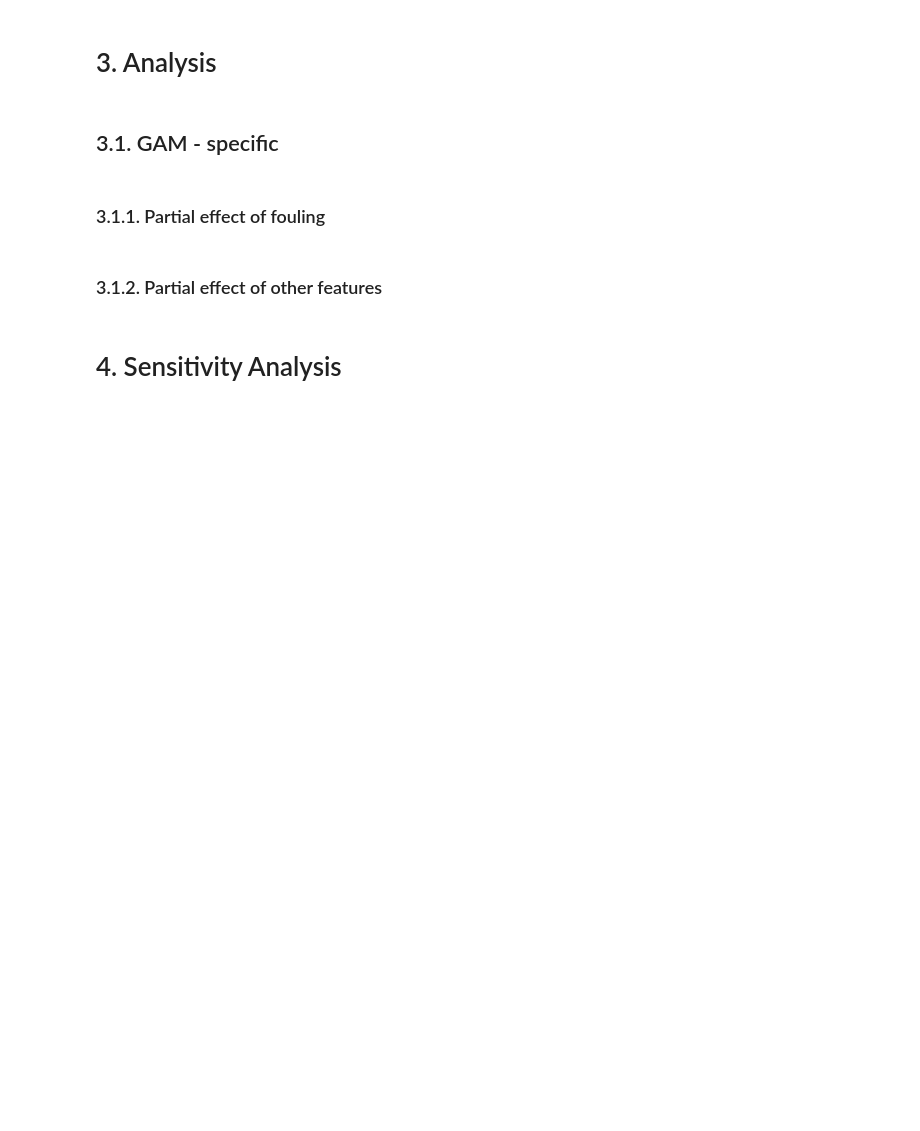
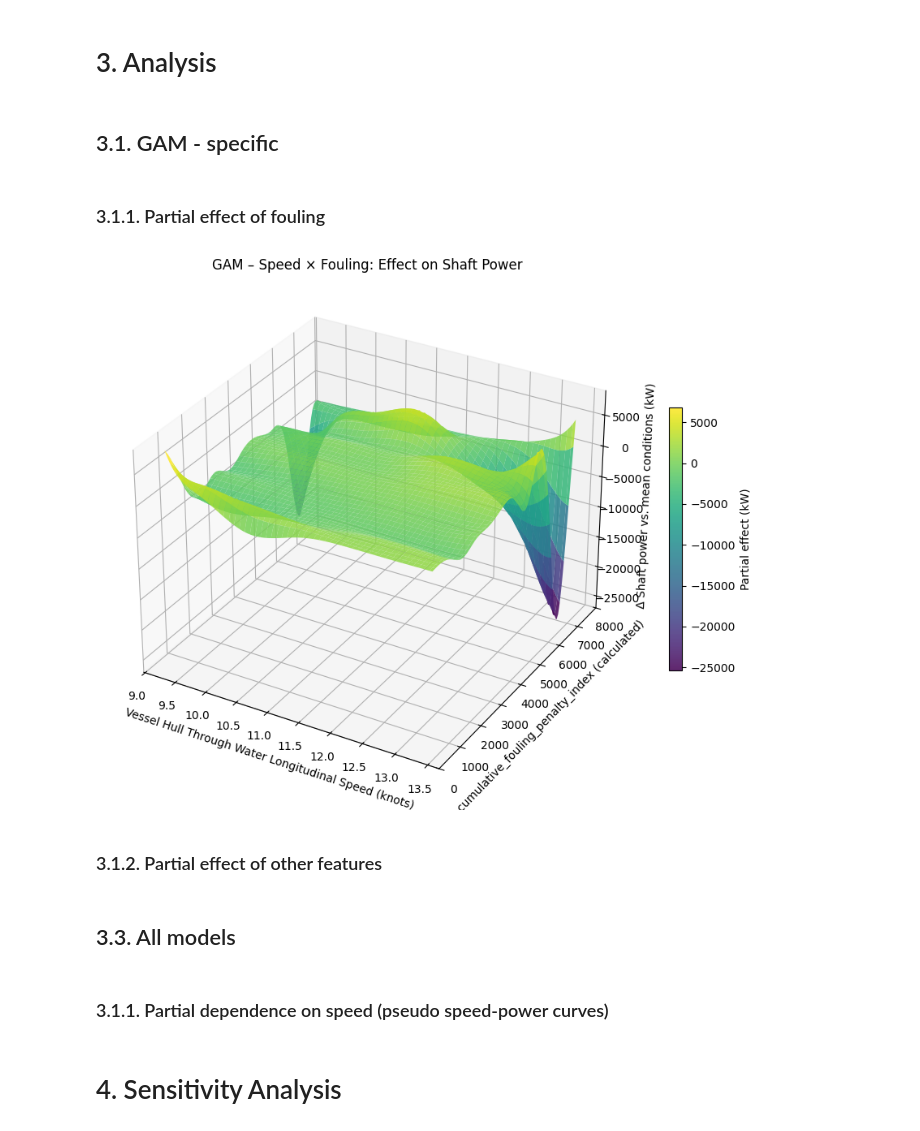
Before and after one commit to AugustBjerg/Master-s-thesis, a Jupyter notebook: code/modelling/notebooks/evaluation.ipynb, the cells around one changed output. Cells and saved outputs as stored; diff of their text form; code cells hidden in the pictures; blank space fills up the shorter version.

```diff
--- a/code/modelling/notebooks/evaluation.ipynb
+++ b/code/modelling/notebooks/evaluation.ipynb
@@ -617,5 +721,16 @@ Correlation of each feature with model residuals:
+# %%
+visualize_fouling_dependence(
+    X=X_train,
+    speed_foul_tensor = True,
+)
+# %% [output]
+[figure, added]
 # %% [markdown]
 ### 3.1.2. Partial effect of other features
+# %% [markdown]
+## 3.3. All models
+# %% [markdown]
+### 3.1.1. Partial dependence on speed (pseudo speed-power curves)
 # %% [markdown]
 # 4. Sensitivity Analysis
 # %%
```
Also changed, not shown: parts of 6 cells of this notebook.
